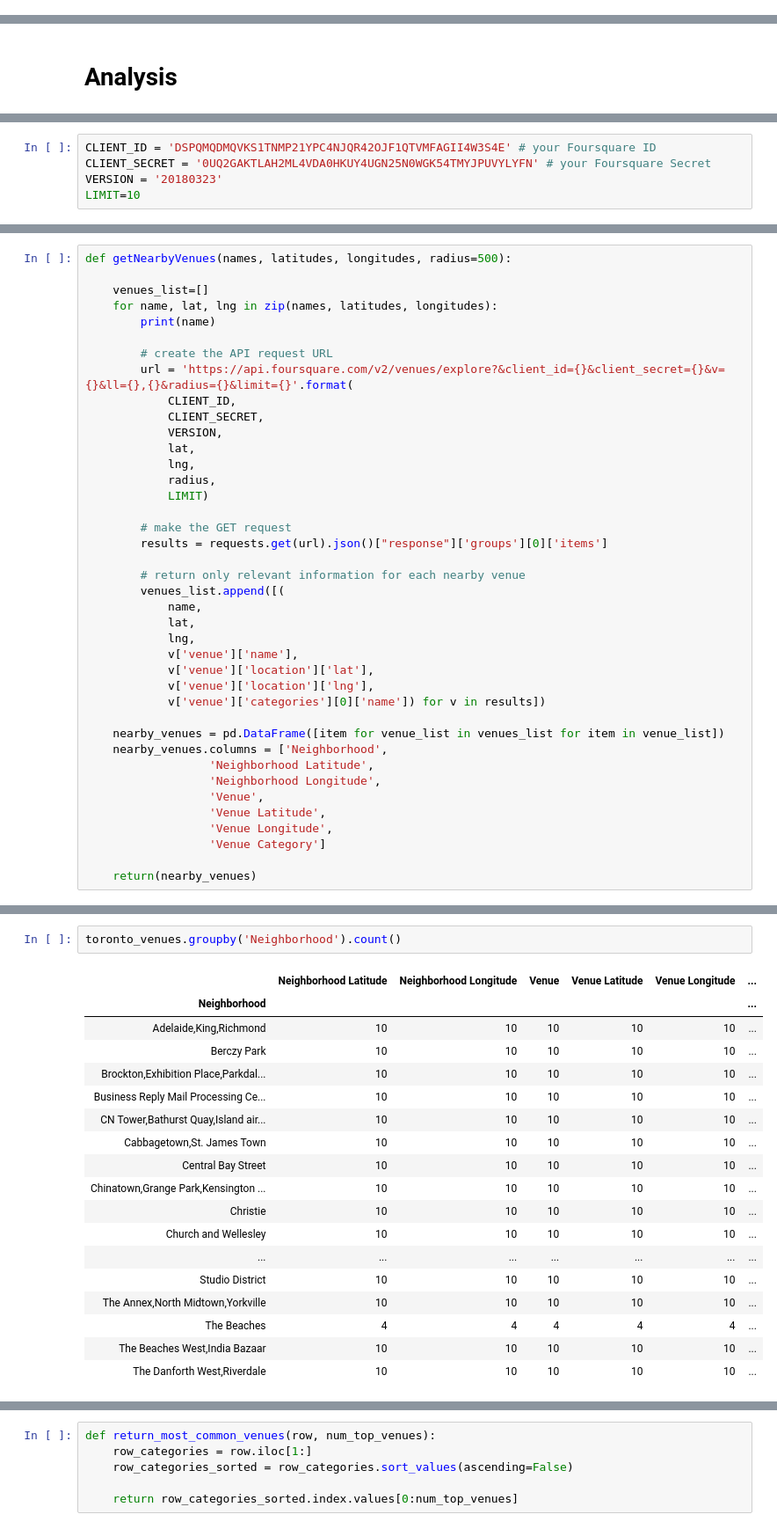
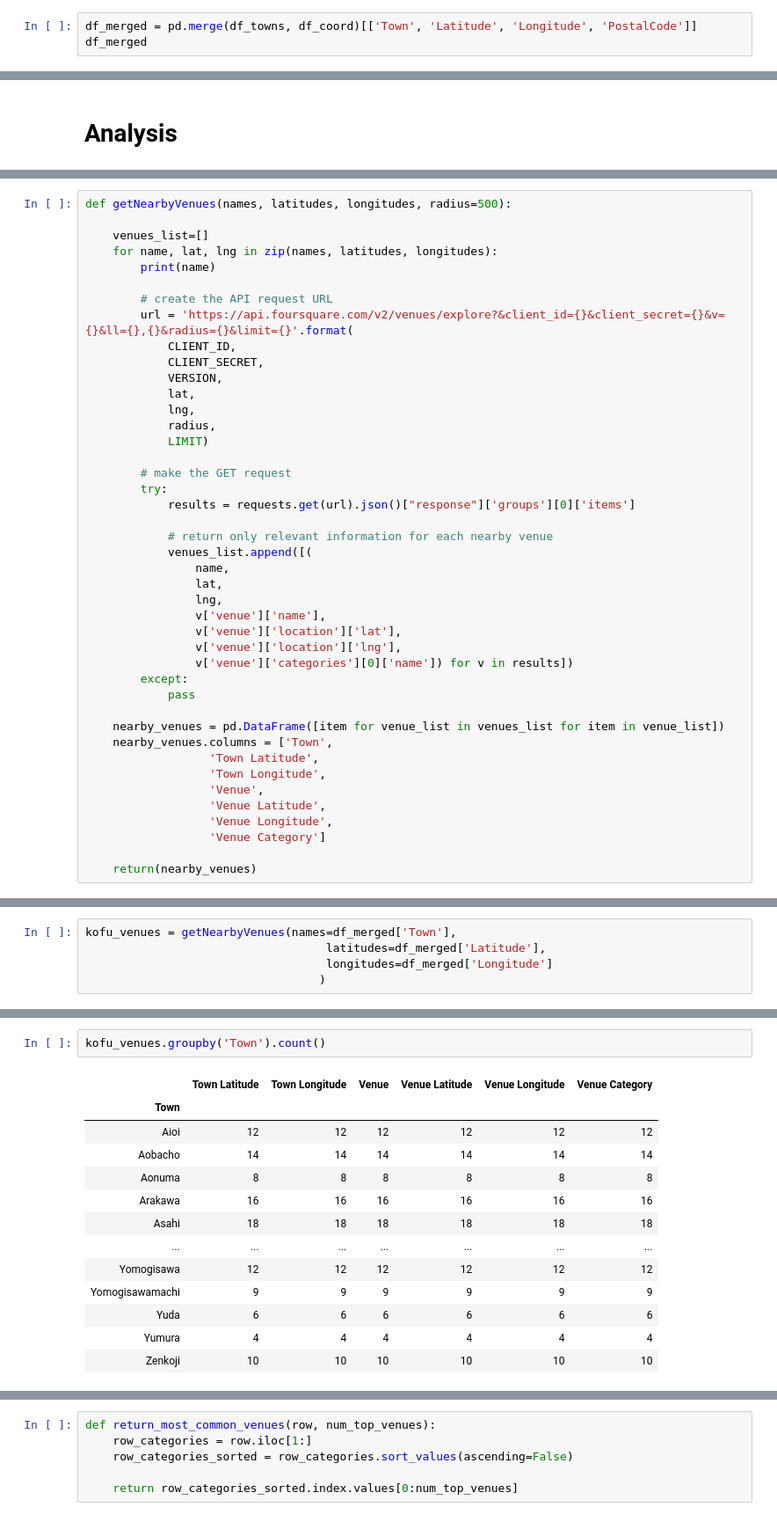
Before and after one commit to morcavon/Coursera_Capstone, a Jupyter notebook: Week4.ipynb, the cells around one changed output, grey strips where cells are left out. Shown at 88% size. Drawn from its saved outputs; the diff is of its cells as text.

```diff
--- a/Week4.ipynb
+++ b/Week4.ipynb
@@ -71,0 +106,3 @@ df_merged_coords
+# %%
+df_merged = pd.merge(df_towns, df_coord)[['Town', 'Latitude', 'Longitude', 'PostalCode']]
+df_merged
@@ -100,6 +153 @@ The geograpical coordinate of Toronto are 35.6653069, 138.5711299.
 [interactive output not drawn]
-# %%
-CLIENT_ID = 'DSPQMQDMQVKS1TNMP21YPC4NJQR42OJF1QTVMFAGII4W3S4E' # your Foursquare ID
-CLIENT_SECRET = '0UQ2GAKTLAH2ML4VDA0HKUY4UGN25N0WGK54TMYJPUVYLYFN' # your Foursquare Secret
-VERSION = '20180323'
-LIMIT=10
@@ -121,22 +171,25 @@ def getNearbyVenues(names, latitudes, longitudes, radius=500):
             LIMIT)
 
         # make the GET request
-        results = requests.get(url).json()["response"]['groups'][0]['items']
+        try:
+            results = requests.get(url).json()["response"]['groups'][0]['items']
 
-        # return only relevant information for each nearby venue
-        venues_list.append([(
-            name,
-            lat,
-            lng,
-            v['venue']['name'],
-            v['venue']['location']['lat'],
-            v['venue']['location']['lng'],
-            v['venue']['categories'][0]['name']) for v in results])
+            # return only relevant information for each nearby venue
+            venues_list.append([(
+                name,
+                lat,
+                lng,
+                v['venue']['name'],
+                v['venue']['location']['lat'],
+                v['venue']['location']['lng'],
+                v['venue']['categories'][0]['name']) for v in results])
+        except:
+            pass
 
     nearby_venues = pd.DataFrame([item for venue_list in venues_list for item in venue_list])
-    nearby_venues.columns = ['Neighborhood',
-                  'Neighborhood Latitude',
-                  'Neighborhood Longitude',
+    nearby_venues.columns = ['Town',
+                  'Town Latitude',
+                  'Town Longitude',
                   'Venue',
                   'Venue Latitude',
                   'Venue Longitude',
@@ -167,0 +199,5 @@ toronto_venues
+# %%
+kofu_venues = getNearbyVenues(names=df_merged['Town'],
+                                   latitudes=df_merged['Latitude'],
+                                   longitudes=df_merged['Longitude']
+                                  )
@@ -168,21 +240,16 @@ toronto_venues
 # %%
-toronto_venues.groupby('Neighborhood').count()
+kofu_venues.groupby('Town').count()
 # %% [output]
-|  | Neighborhood Latitude | Neighborhood Longitude | Venue | Venue Latitude | Venue Longitude | ... |
-| Neighborhood |  |  |  |  |  | ... |
-| Adelaide,King,Richmond | 10 | 10 | 10 | 10 | 10 | ... |
-| Berczy Park | 10 | 10 | 10 | 10 | 10 | ... |
-| Brockton,Exhibition Place,Parkdal... | 10 | 10 | 10 | 10 | 10 | ... |
-| Business Reply Mail Processing Ce... | 10 | 10 | 10 | 10 | 10 | ... |
-| CN Tower,Bathurst Quay,Island air... | 10 | 10 | 10 | 10 | 10 | ... |
-| Cabbagetown,St. James Town | 10 | 10 | 10 | 10 | 10 | ... |
-| Central Bay Street | 10 | 10 | 10 | 10 | 10 | ... |
-| Chinatown,Grange Park,Kensington ... | 10 | 10 | 10 | 10 | 10 | ... |
-| Christie | 10 | 10 | 10 | 10 | 10 | ... |
-| Church and Wellesley | 10 | 10 | 10 | 10 | 10 | ... |
+|  | Town Latitude | Town Longitude | Venue | Venue Latitude | Venue Longitude | Venue Category |
+| Town |  |  |  |  |  |  |
+| Aioi | 12 | 12 | 12 | 12 | 12 | 12 |
+| Aobacho | 14 | 14 | 14 | 14 | 14 | 14 |
+| Aonuma | 8 | 8 | 8 | 8 | 8 | 8 |
+| Arakawa | 16 | 16 | 16 | 16 | 16 | 16 |
+| Asahi | 18 | 18 | 18 | 18 | 18 | 18 |
 | ... | ... | ... | ... | ... | ... | ... |
-| Studio District | 10 | 10 | 10 | 10 | 10 | ... |
-| The Annex,North Midtown,Yorkville | 10 | 10 | 10 | 10 | 10 | ... |
-| The Beaches | 4 | 4 | 4 | 4 | 4 | ... |
-| The Beaches West,India Bazaar | 10 | 10 | 10 | 10 | 10 | ... |
-| The Danforth West,Riverdale | 10 | 10 | 10 | 10 | 10 | ... |
+| Yomogisawa | 12 | 12 | 12 | 12 | 12 | 12 |
+| Yomogisawamachi | 9 | 9 | 9 | 9 | 9 | 9 |
+| Yuda | 6 | 6 | 6 | 6 | 6 | 6 |
+| Yumura | 4 | 4 | 4 | 4 | 4 | 4 |
+| Zenkoji | 10 | 10 | 10 | 10 | 10 | 10 |
```
Also changed, not shown: parts of 55 cells of this notebook, 3 other files.
